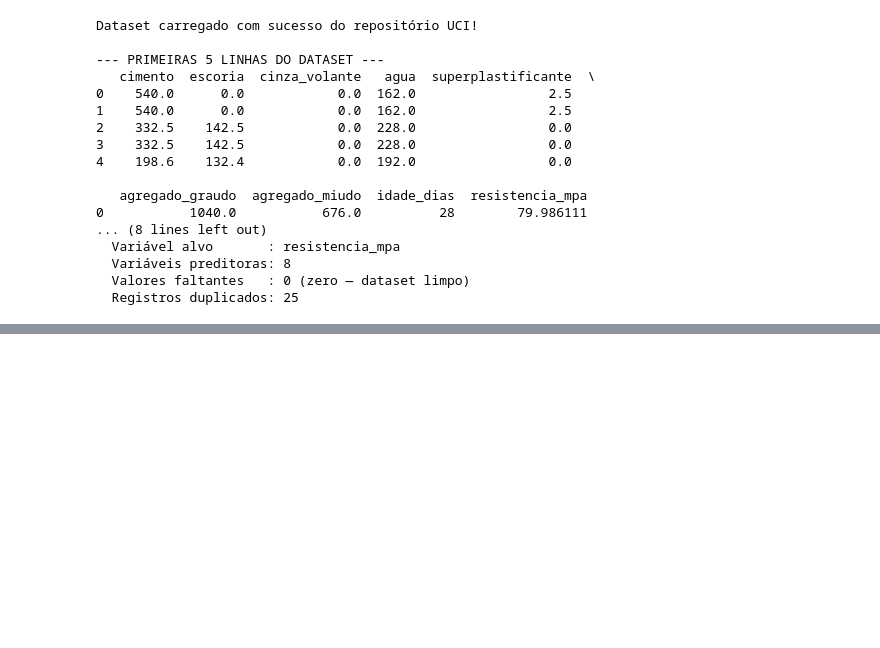
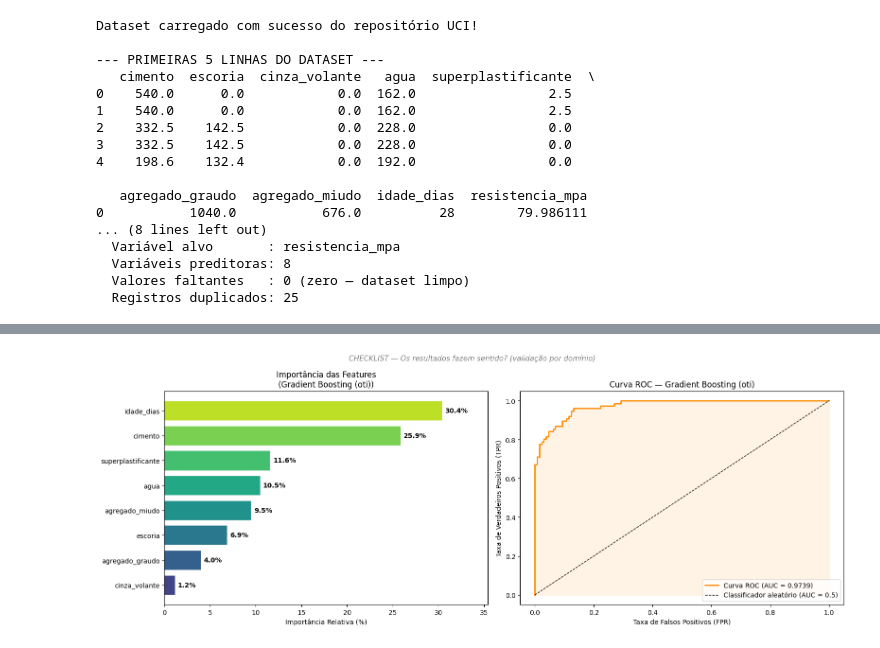
Before and after one commit to larissaorsomarso/mvp-cep-concreto, a Jupyter notebook: MVP_CEP_Concreto.ipynb, the cells around one changed output, grey strips where cells are left out. Saved outputs shown, nothing was run; the diff lists cells and outputs as text; code cells hidden in the pictures; blank space fills up the shorter version.

```diff
--- a/MVP_CEP_Concreto.ipynb
+++ b/MVP_CEP_Concreto.ipynb
@@ -1484,0 +895,99 @@ print(separador)
+# %%
+# ==============================================================================
+# CHECKLIST: "Os resultados fazem sentido?" (validação com domínio do problema)
+# ==============================================================================
+
+print("=" * 60)
+print("  IMPORTÂNCIA DAS FEATURES E RELATÓRIO DETALHADO")
+print("=" * 60)
+
+# Identificando qual modelo otimizado é o vencedor para feature importance
+if 'Random Forest (otim.)' in melhor_modelo_nome or 'Gradient' in melhor_modelo_nome:
+    if 'Random Forest' in melhor_modelo_nome:
+        modelo_final = rf_otimizado
+    else:
+        modelo_final = gb_otimizado
+else:
+    modelo_final = rf_otimizado  # fallback para RF se outro ganhou
+
+# --- IMPORTÂNCIA DAS FEATURES ---
+# feature_importances_ indica quanto cada variável contribuiu para as decisões do modelo.
+# JUSTIFICATIVA DE VALIDAÇÃO: se o resultado bater com o conhecimento técnico
+# (cimento > água > idade > outros), confirmamos que o modelo "aprendeu" a física do concreto.
+
+importancias = modelo_final.feature_importances_
+df_importancia = pd.DataFrame({
+    'Variável': colunas_features,
+    'Importância': importancias,
+    'Percentual': (importancias / importancias.sum() * 100)
+}).sort_values('Importância', ascending=True)
+
+fig, axes = plt.subplots(1, 2, figsize=(16, 6))
+
+# Gráfico de importância
+colors = plt.cm.viridis(np.linspace(0.2, 0.9, len(df_importancia)))
+bars = axes[0].barh(df_importancia['Variável'], df_importancia['Percentual'],
+                    color=colors, edgecolor='white')
+for bar, pct in zip(bars, df_importancia['Percentual']):
+    axes[0].text(bar.get_width() + 0.3, bar.get_y() + bar.get_height()/2,
+                 f'{pct:.1f}%', va='center', fontsize=10, fontweight='bold')
+axes[0].set_title(f'Importância das Features\n({melhor_modelo_nome})', fontsize=12)
+axes[0].set_xlabel('Importância Relativa (%)')
+axes[0].set_xlim(0, df_importancia['Percentual'].max() + 5)
+
+# Curva ROC do melhor modelo
+X_ts_final = X_test_scaled if 'Logística' in melhor_modelo_nome else X_test.values
+y_proba_final = modelo_final.predict_proba(X_ts_final)[:, 1]
+
+fpr, tpr, thresholds = roc_curve(y_test, y_proba_final)
+auc_final = roc_auc_score(y_test, y_proba_final)
+
+axes[1].plot(fpr, tpr, color='darkorange', lw=2,
+             label=f'Curva ROC (AUC = {auc_final:.4f})')
+axes[1].plot([0, 1], [0, 1], 'k--', lw=1, label='Classificador aleatório (AUC = 0.5)')
+axes[1].fill_between(fpr, tpr, alpha=0.1, color='darkorange')
+axes[1].set_xlabel('Taxa de Falsos Positivos (FPR)')
+axes[1].set_ylabel('Taxa de Verdadeiros Positivos (TPR)')
+axes[1].set_title(f'Curva ROC — {melhor_modelo_nome}', fontsize=12)
+axes[1].legend(loc='lower right')
+
+plt.suptitle('CHECKLIST — Os resultados fazem sentido? (validação por domínio)', fontsize=11,
+             color='gray', style='italic')
+plt.tight_layout()
+plt.show()
+
+# Relatório completo de classificação
+y_pred_final = modelo_final.predict(X_ts_final)
+print("\n--- RELATÓRIO DE CLASSIFICAÇÃO (Conjunto de Teste) ---")
+print(classification_report(y_test, y_pred_final,
+                            target_names=['Concreto Comum (0)', 'Alta Resistência (1)']))
+
+print("""
+  INTERPRETAÇÃO DO RELATÓRIO:
+  → Precision : dos que o modelo classificou como "Alta Resistência",
+                quantos % realmente são?
+  → Recall    : dos que REALMENTE são "Alta Resistência",
+                quantos % o modelo identificou corretamente?
+  → F1-score  : equilíbrio entre precision e recall
+                (ideal quando as duas são igualmente importantes)
+
+  NO CONTEXTO DE ENGENHARIA CIVIL:
+  → Falso Negativo (classificar alta resistência como comum) é GRAVE:
+    concreto forte rejeitado desnecessariamente = desperdício.
+  → Falso Positivo (classificar comum como alta resistência) é CRÍTICO:
+    concreto fraco aprovado como estrutural = risco à segurança.
+  → Por isso monitoramos tanto precision quanto recall separadamente.
+""")
+
+# Matriz de confusão
+cm = confusion_matrix(y_test, y_pred_final)
+plt.figure(figsize=(7, 5))
+sns.heatmap(cm, annot=True, fmt='d', cmap='Blues',
+            xticklabels=['Comum (pred.)', 'Alta Res. (pred.)'],
+            yticklabels=['Comum (real)', 'Alta Res. (real)'])
+plt.title(f'Matriz de Confusão — {melhor_modelo_nome}', fontsize=12)
+plt.ylabel('Valor Real')
+plt.xlabel('Valor Previsto pelo Modelo')
+plt.tight_layout()
+plt.show()
+# %% [output]
@@ -1484,0 +997 @@ print(separador)
+[figure, added]
```
Also changed, not shown: parts of 25 cells of this notebook.
